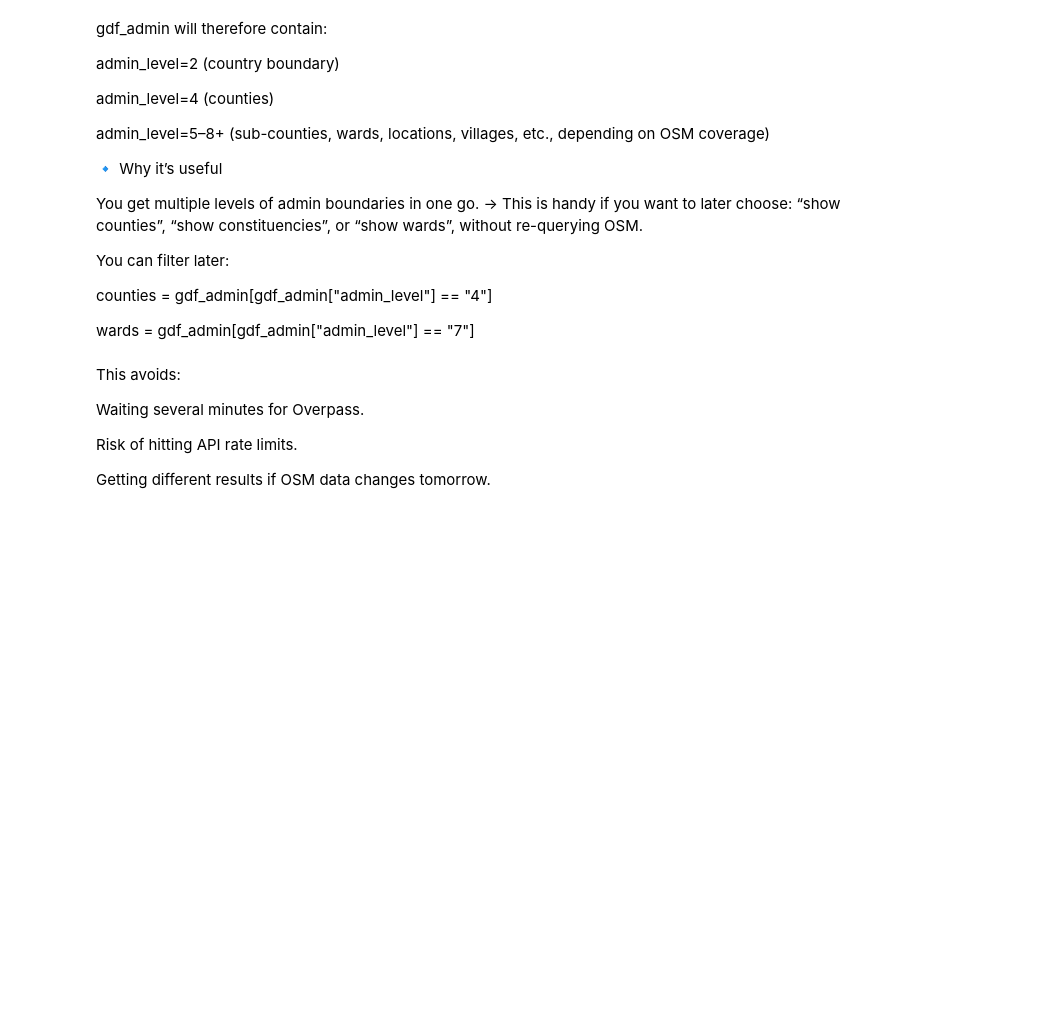
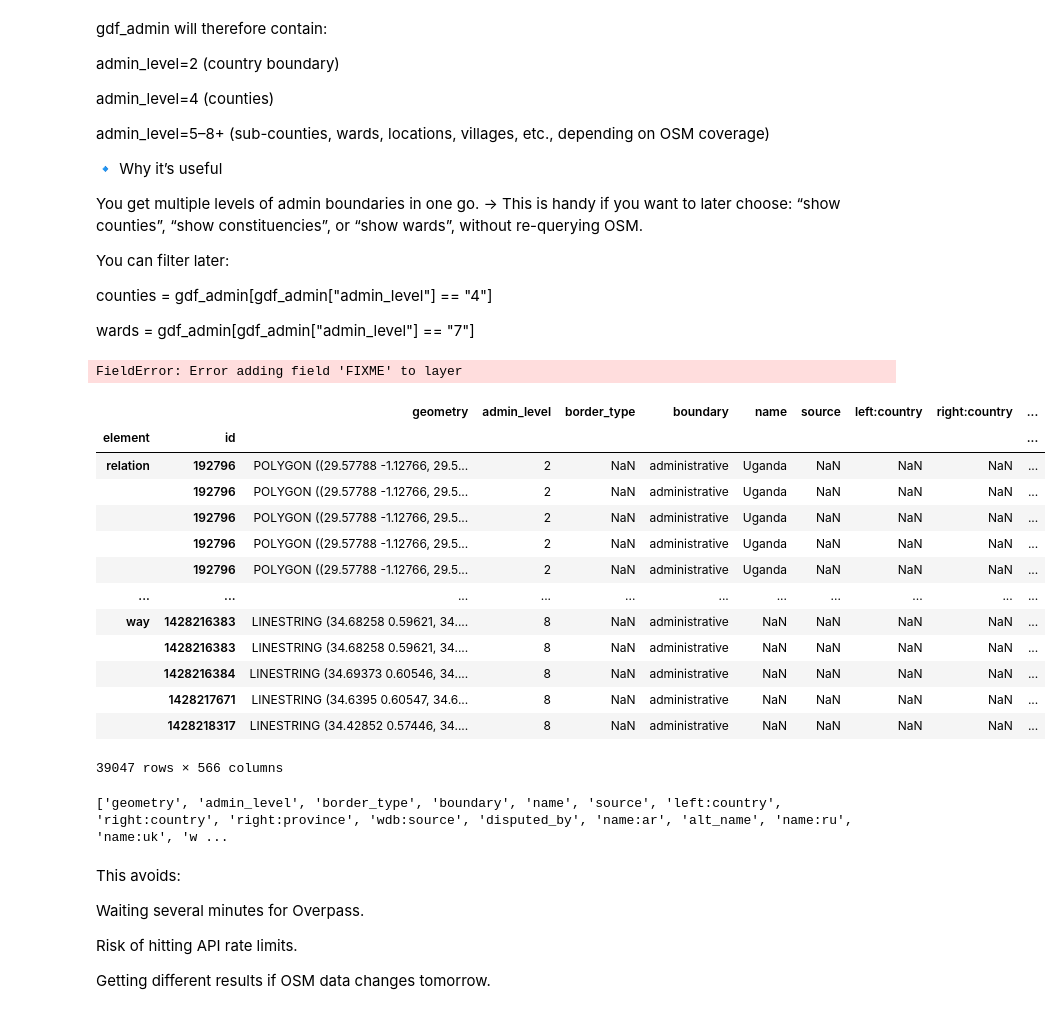
Before and after one commit to Yuri-Njathi/fynesse_mlfc, a Jupyter notebook: notebooks/planned-vs-unplanned-v2.ipynb, the cells around one changed output. Cells and saved outputs as stored; diff of their text form; code cells hidden in the pictures; blank space fills up the shorter version.

```diff
--- a/notebooks/planned-vs-unplanned-v2.ipynb
+++ b/notebooks/planned-vs-unplanned-v2.ipynb
@@ -71,3 +71,31 @@ You can filter later:
 counties = gdf_admin[gdf_admin["admin_level"] == "4"]
 
 wards = gdf_admin[gdf_admin["admin_level"] == "7"]
+# %%
+kenya_poly = gdf.iloc[0].geometry
+
+tags = {"boundary": "administrative"}
+gdf_admin = ox.features_from_polygon(kenya_poly, tags)
+# %% [output]
+FieldError: Error adding field 'FIXME' to layer
+# %%
+gdf_admin
+# %% [output]
+|  |  | geometry | admin_level | border_type | boundary | name | source | left:country | right:country | ... |
+| element | id |  |  |  |  |  |  |  |  | ... |
+| relation | 192796 | POLYGON ((29.57788 -1.12766, 29.5... | 2 | NaN | administrative | Uganda | NaN | NaN | NaN | ... |
+|  | 192796 | POLYGON ((29.57788 -1.12766, 29.5... | 2 | NaN | administrative | Uganda | NaN | NaN | NaN | ... |
+|  | 192796 | POLYGON ((29.57788 -1.12766, 29.5... | 2 | NaN | administrative | Uganda | NaN | NaN | NaN | ... |
+|  | 192796 | POLYGON ((29.57788 -1.12766, 29.5... | 2 | NaN | administrative | Uganda | NaN | NaN | NaN | ... |
+|  | 192796 | POLYGON ((29.57788 -1.12766, 29.5... | 2 | NaN | administrative | Uganda | NaN | NaN | NaN | ... |
+| ... | ... | ... | ... | ... | ... | ... | ... | ... | ... | ... |
+| way | 1428216383 | LINESTRING (34.68258 0.59621, 34.... | 8 | NaN | administrative | NaN | NaN | NaN | NaN | ... |
+|  | 1428216383 | LINESTRING (34.68258 0.59621, 34.... | 8 | NaN | administrative | NaN | NaN | NaN | NaN | ... |
+|  | 1428216384 | LINESTRING (34.69373 0.60546, 34.... | 8 | NaN | administrative | NaN | NaN | NaN | NaN | ... |
+|  | 1428217671 | LINESTRING (34.6395 0.60547, 34.6... | 8 | NaN | administrative | NaN | NaN | NaN | NaN | ... |
+|  | 1428218317 | LINESTRING (34.42852 0.57446, 34.... | 8 | NaN | administrative | NaN | NaN | NaN | NaN | ... |
+39047 rows × 566 columns
+# %%
+print(gdf_admin.columns.tolist())
+# %% [output]
+['geometry', 'admin_level', 'border_type', 'boundary', 'name', 'source', 'left:country', 'right:country', 'right:province', 'wdb:source', 'disputed_by', 'name:ar', 'alt_name', 'name:ru', 'name:uk', 'w ...
```
Also changed, not shown: parts of 9 cells of this notebook.
